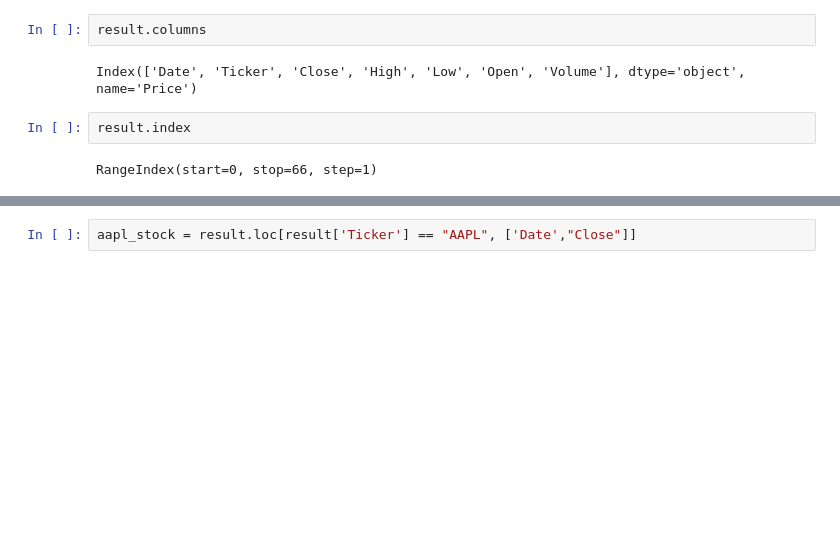
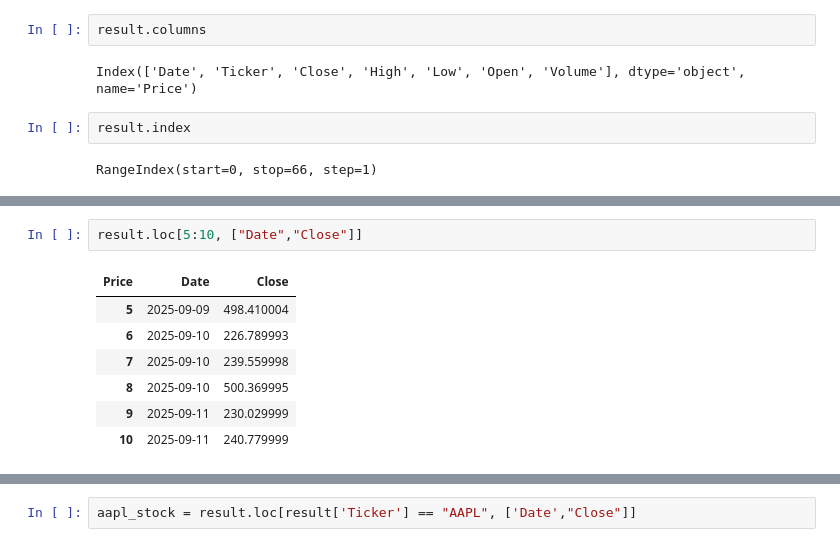
Before and after one commit to gabrielolympie/PythonForFinance, a Jupyter notebook: tds/4.LibraryDocumentation/problem2.ipynb, the cells around one changed output, grey strips where cells are left out. Saved outputs shown, nothing was run; the diff lists cells and outputs as text; blank space fills up the shorter version.

```diff
--- a/tds/4.LibraryDocumentation/problem2.ipynb
+++ b/tds/4.LibraryDocumentation/problem2.ipynb
@@ -188,0 +230,10 @@ RangeIndex(start=0, stop=66, step=1)
+# %%
+result.loc[5:10, ["Date","Close"]]
+# %% [output]
+| Price | Date | Close |
+| 5 | 2025-09-09 | 498.410004 |
+| 6 | 2025-09-10 | 226.789993 |
+| 7 | 2025-09-10 | 239.559998 |
+| 8 | 2025-09-10 | 500.369995 |
+| 9 | 2025-09-11 | 230.029999 |
+| 10 | 2025-09-11 | 240.779999 |
```
Also changed, not shown: parts of 12 cells of this notebook, 2 other files.
